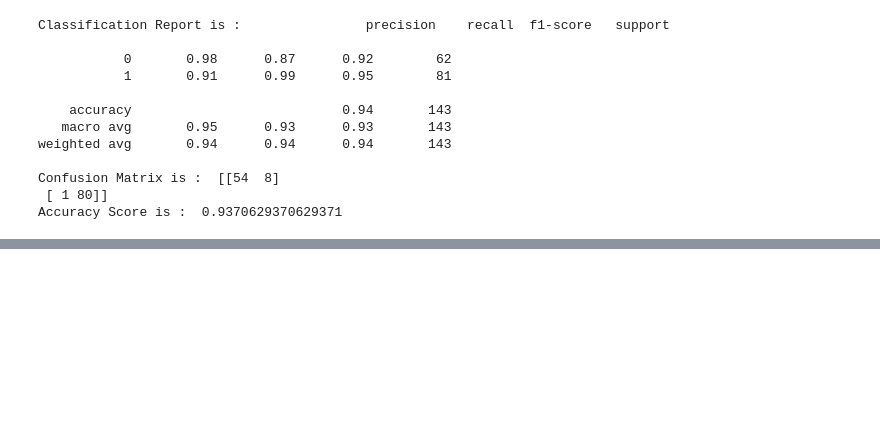
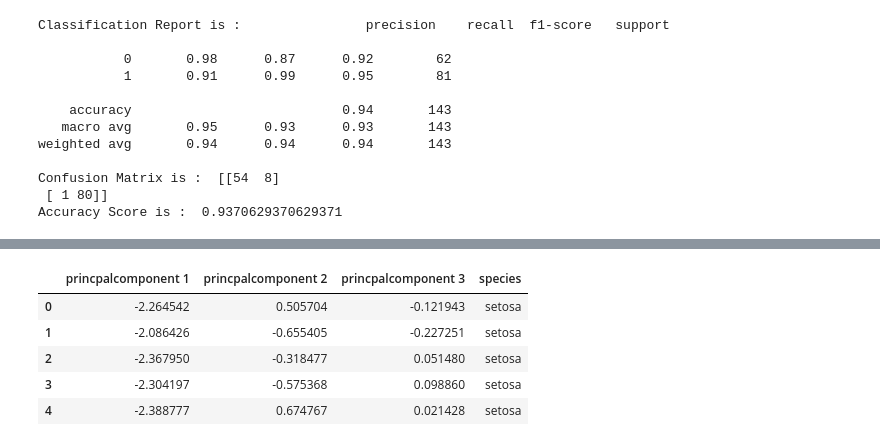
Before and after one commit to channabasavaballolli/ML, a Jupyter notebook: PracticeSEE.ipynb, the cells around one changed output, grey strips where cells are left out. Cells and saved outputs as stored; diff of their text form; code cells hidden in the pictures; blank space fills up the shorter version.

```diff
--- a/PracticeSEE.ipynb
+++ b/PracticeSEE.ipynb
@@ -452,0 +461,3 @@ Accuracy Score is :  0.9370629370629371
+# %%
+df=pd.read_csv('ML_datasets\iris.csv')
+df.head()
@@ -452,0 +482,10 @@ Accuracy Score is :  0.9370629370629371
+# %%
+finalDF=pd.concat([PDF,df[['species']]],axis=1)
+finalDF.head()
+# %% [output]
+|  | princpalcomponent 1 | princpalcomponent 2 | princpalcomponent 3 | species |
+| 0 | -2.264542 | 0.505704 | -0.121943 | setosa |
+| 1 | -2.086426 | -0.655405 | -0.227251 | setosa |
+| 2 | -2.367950 | -0.318477 | 0.051480 | setosa |
+| 3 | -2.304197 | -0.575368 | 0.098860 | setosa |
+| 4 | -2.388777 | 0.674767 | 0.021428 | setosa |
```
Also changed, not shown: parts of 7 cells of this notebook.
